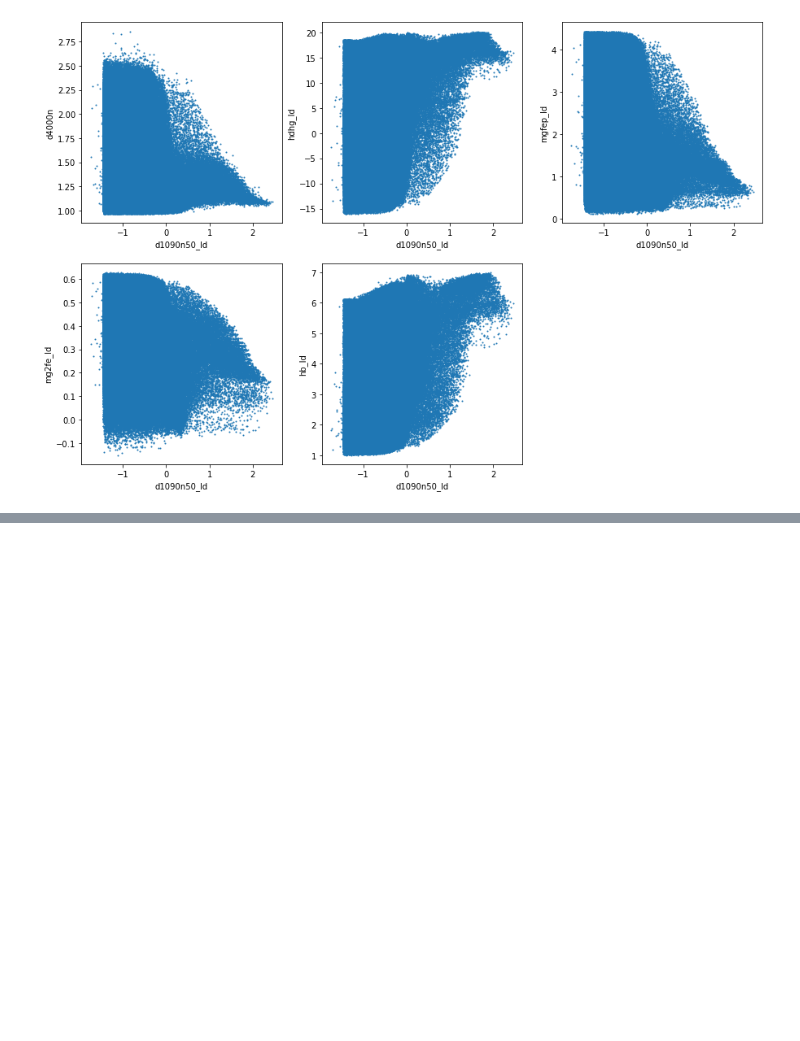
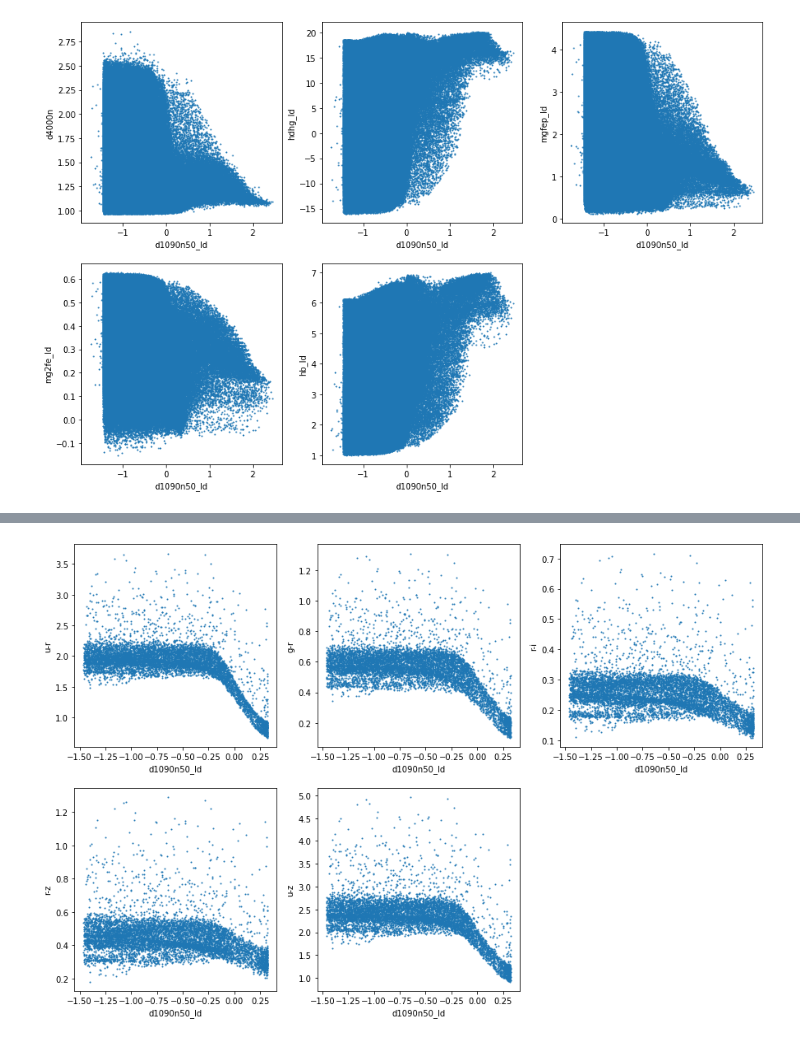
Before and after one commit to edoardorossi3/TESIedo_git, a Jupyter notebook: tesi_py/opt_lib.ipynb, the cells around one changed output, grey strips where cells are left out. Drawn from its saved outputs; the diff is of its cells as text; code cells hidden in the pictures; blank space fills up the shorter version.

```diff
--- a/tesi_py/opt_lib.ipynb
+++ b/tesi_py/opt_lib.ipynb
@@ -279,0 +156,5 @@ Text(0, 0.5, 'chi_q_mag')
+# %%
+idx_sel=((np.log10(age50_ld) < 9.5) & (np.log10(age50_ld) >9.0) & (abs(mfwz_ld)<0.1) &(N_bursts==0))
+fig_resol_mag=f_plt.idx_resol(d1090n50_ld[idx_sel],mag_u_ld[idx_sel]-mag_r_ld[idx_sel],mag_g_ld[idx_sel]-mag_r_ld[idx_sel], mag_r_ld[idx_sel]-mag_i_ld[idx_sel], mag_r_ld[idx_sel]-mag_z_ld[idx_sel], mag_u_ld[idx_sel]-mag_z_ld[idx_sel], par_name='d1090n50_ld', idx_name=['u-r', 'g-r', 'r-i', 'r-z', 'u-z'], figsize=(15,10))
+# %% [output]
+[figure, added]
```
Also changed, not shown: parts of 36 cells of this notebook, 3 other files.
